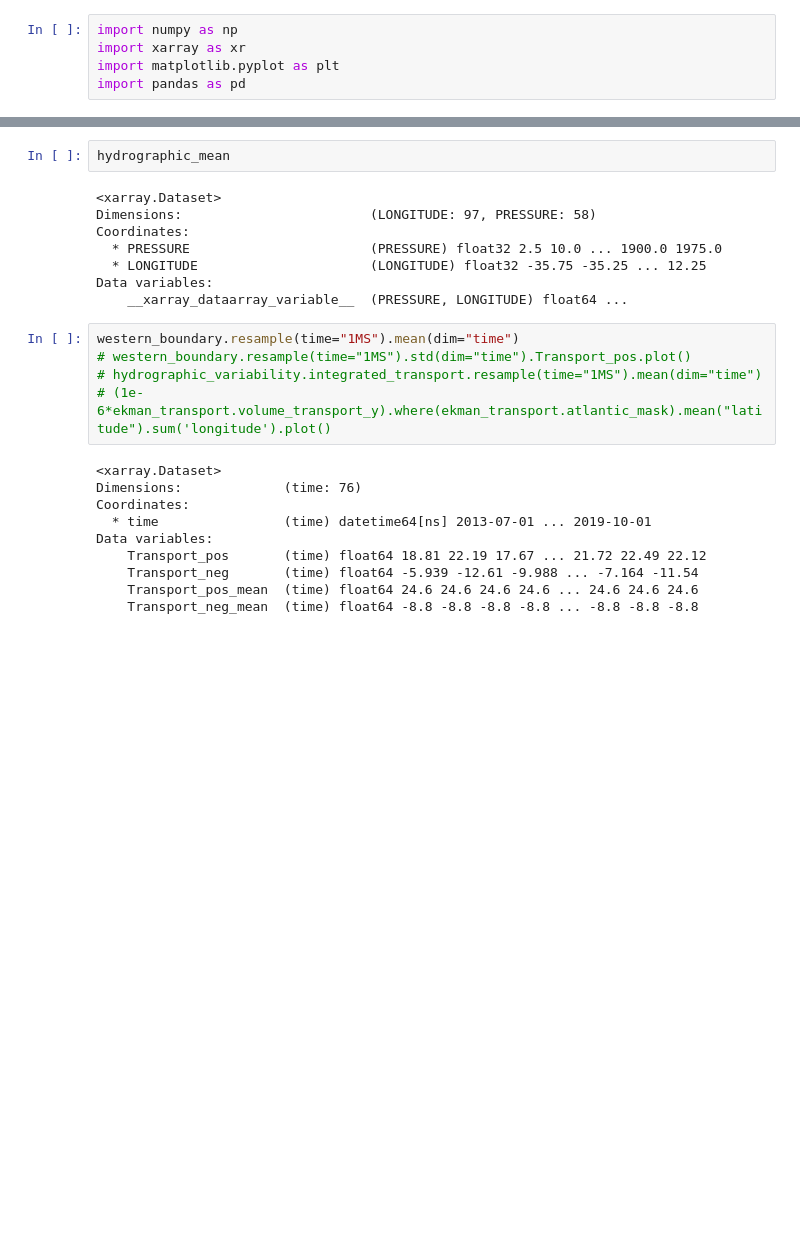
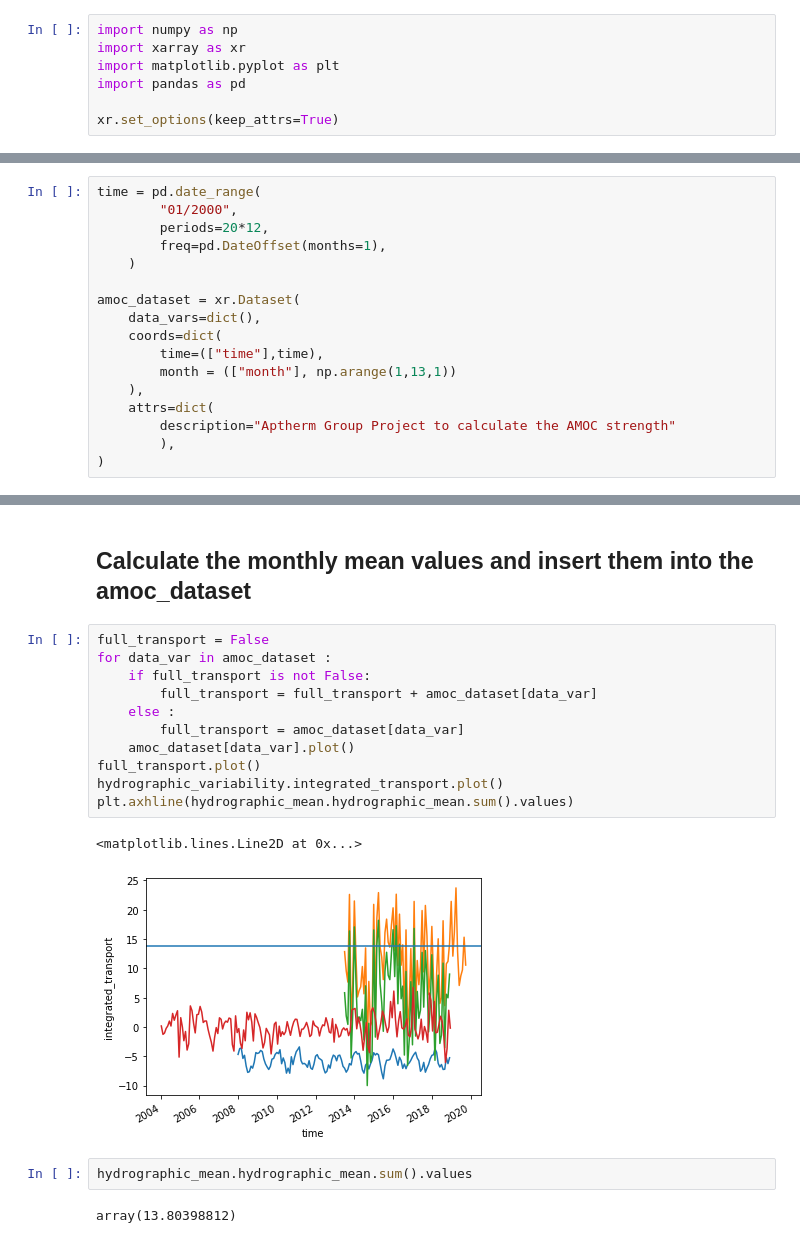
Before and after one commit to nilsnevertree/ApothermGroupProject, a Jupyter notebook: AmocTotalTransport.ipynb, the cells around one changed output, grey strips where cells are left out. Saved outputs shown, nothing was run; the diff lists cells and outputs as text; blank space fills up the shorter version.

Commit message:
ekman and wbc combined in one dataset

```diff
--- a/AmocTotalTransport.ipynb
+++ b/AmocTotalTransport.ipynb
@@ -3,3 +3,5 @@ import numpy as np
 import xarray as xr
 import matplotlib.pyplot as plt
 import pandas as pd
+
+xr.set_options(keep_attrs=True)
@@ -5,0 +15,17 @@ import pandas as pd
+# %%
+time = pd.date_range(
+        "01/2000",
+        periods=20*12,
+        freq=pd.DateOffset(months=1),
+    )
+
+amoc_dataset = xr.Dataset(
+    data_vars=dict(),
+    coords=dict(
+        time=(["time"],time),
+        month = (["month"], np.arange(1,13,1))
+    ),
+    attrs=dict(
+        description="Aptherm Group Project to calculate the AMOC strength"
+        ),
+)
@@ -125,25 +99,20 @@ Attributes:
-# %%
-hydrographic_mean
-# %% [output]
-<xarray.Dataset>
-Dimensions:                        (LONGITUDE: 97, PRESSURE: 58)
-Coordinates:
-  * PRESSURE                       (PRESSURE) float32 2.5 10.0 ... 1900.0 1975.0
-  * LONGITUDE                      (LONGITUDE) float32 -35.75 -35.25 ... 12.25
-Data variables:
-    __xarray_dataarray_variable__  (PRESSURE, LONGITUDE) float64 ...
-# %%
-western_boundary.resample(time="1MS").mean(dim="time")
-# western_boundary.resample(time="1MS").std(dim="time").Transport_pos.plot()
-# hydrographic_variability.integrated_transport.resample(time="1MS").mean(dim="time")
-# (1e-6*ekman_transport.volume_transport_y).where(ekman_transport.atlantic_mask).mean("latitude").sum('longitude').plot()
-# %% [output]
-<xarray.Dataset>
-Dimensions:             (time: 76)
-Coordinates:
-  * time                (time) datetime64[ns] 2013-07-01 ... 2019-10-01
-Data variables:
-    Transport_pos       (time) float64 18.81 22.19 17.67 ... 21.72 22.49 22.12
-    Transport_neg       (time) float64 -5.939 -12.61 -9.988 ... -7.164 -11.54
-    Transport_pos_mean  (time) float64 24.6 24.6 24.6 24.6 ... 24.6 24.6 24.6
-    Transport_neg_mean  (time) float64 -8.8 -8.8 -8.8 -8.8 ... -8.8 -8.8 -8.8
+# %% [markdown]
+## Calculate the monthly mean values and insert them into the amoc_dataset
+# %%
+full_transport = False
+for data_var in amoc_dataset :
+    if full_transport is not False:
+        full_transport = full_transport + amoc_dataset[data_var]
+    else :
+        full_transport = amoc_dataset[data_var]
+    amoc_dataset[data_var].plot()
+full_transport.plot()
+hydrographic_variability.integrated_transport.plot()
+plt.axhline(hydrographic_mean.hydrographic_mean.sum().values)
+# %% [output]
+<matplotlib.lines.Line2D at 0x...>
+[figure, added]
+# %%
+hydrographic_mean.hydrographic_mean.sum().values
+# %% [output]
+array(13.80398812)
```
Also changed, not shown: parts of 7 cells of this notebook.
